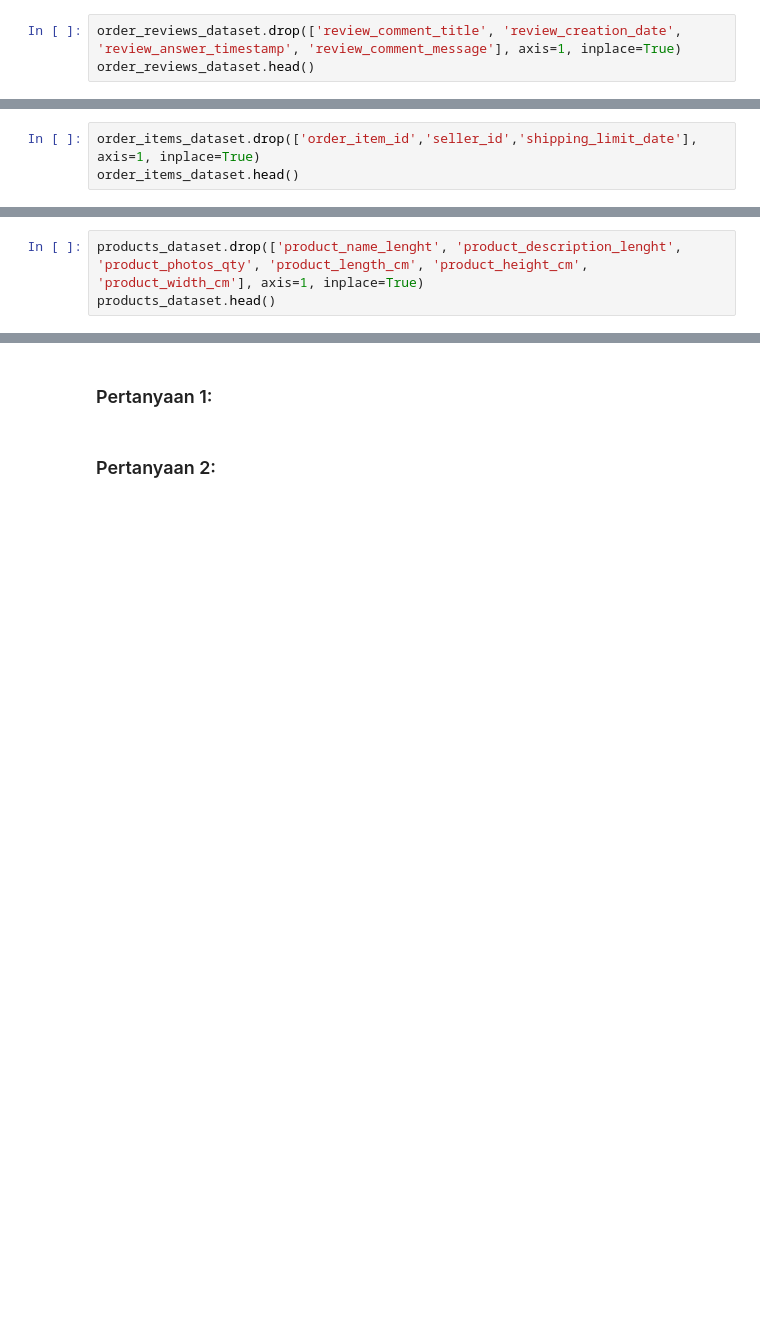
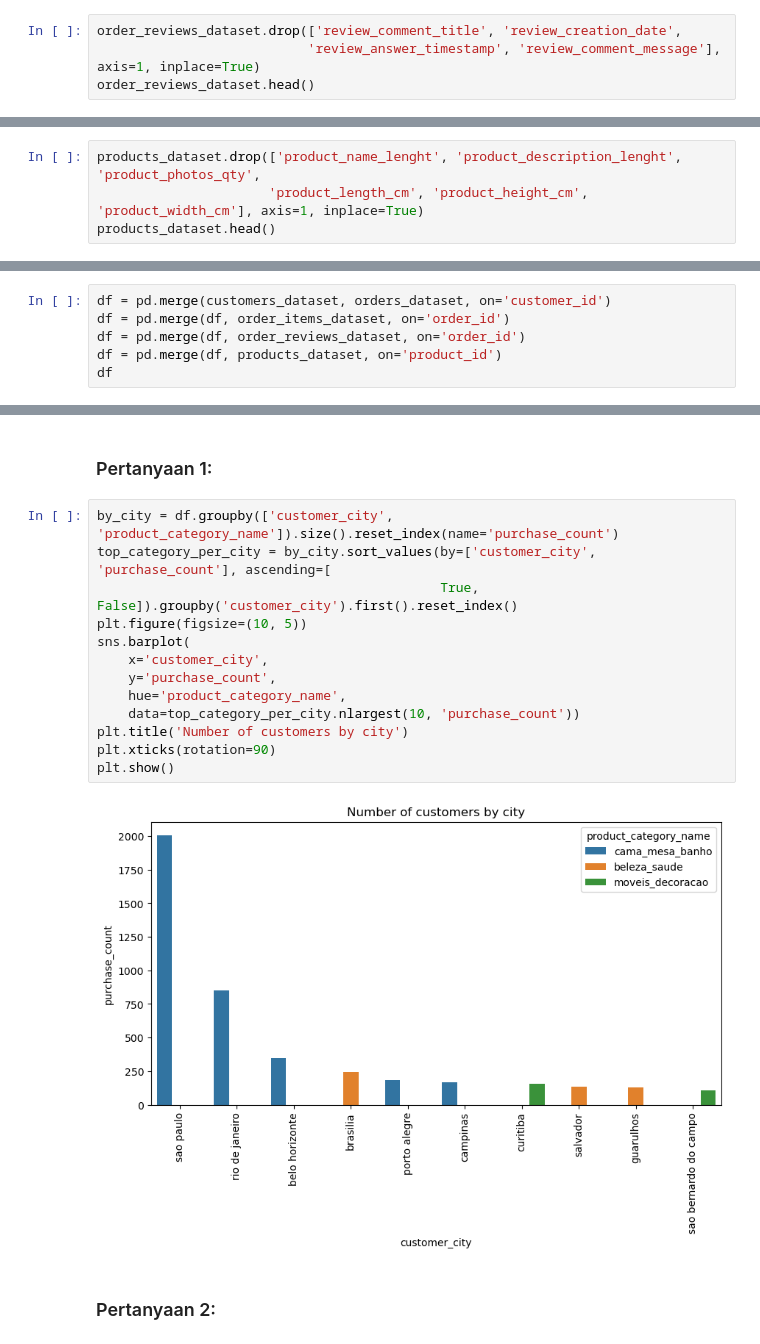
Before and after one commit to bayuik/analysis_data_e_commerce, a Jupyter notebook: e-commerce_analysis.ipynb, the cells around one changed output, grey strips where cells are left out. Drawn from its saved outputs; the diff is of its cells as text; blank space fills up the shorter version.

Commit message:
add visualization

```diff
--- a/e-commerce_analysis.ipynb
+++ b/e-commerce_analysis.ipynb
@@ -116,5 +212,6 @@ duplicated: 0
 # %%
-order_reviews_dataset.drop(['review_comment_title', 'review_creation_date', 'review_answer_timestamp', 'review_comment_message'], axis=1, inplace=True)
+order_reviews_dataset.drop(['review_comment_title', 'review_creation_date',
+                           'review_answer_timestamp', 'review_comment_message'], axis=1, inplace=True)
 order_reviews_dataset.head()
 # %% [output]
 |  | review_id | order_id | review_score |
@@ -124,6 +221,7 @@ order_reviews_dataset.head()
 | 3 | e64fb393e7b32834bb789ff8bb30750e | 658677c97b385a9be170737859d3511b | 5 |
 | 4 | f7c4243c7fe1938f181bec41a392bdeb | 8e6bfb81e283fa7e4f11123a3fb894f1 | 5 |
 # %%
-order_items_dataset.drop(['order_item_id','seller_id','shipping_limit_date'], axis=1, inplace=True)
-order_items_dataset.head()
+products_dataset.drop(['product_name_lenght', 'product_description_lenght', 'product_photos_qty',
+                      'product_length_cm', 'product_height_cm', 'product_width_cm'], axis=1, inplace=True)
+products_dataset.head()
 # %% [output]
@@ -136,3 +233,0 @@ order_items_dataset.head()
-# %%
-products_dataset.drop(['product_name_lenght', 'product_description_lenght', 'product_photos_qty', 'product_length_cm', 'product_height_cm', 'product_width_cm'], axis=1, inplace=True)
-products_dataset.head()
@@ -169,0 +238,6 @@ order_product_review.head()
+# %%
+df = pd.merge(customers_dataset, orders_dataset, on='customer_id')
+df = pd.merge(df, order_items_dataset, on='order_id')
+df = pd.merge(df, order_reviews_dataset, on='order_id')
+df = pd.merge(df, products_dataset, on='product_id')
+df
@@ -171,5 +336,20 @@ order_product_review.head()
 ## Visualization & Explanatory Analysis
 # %% [markdown]
 ### Pertanyaan 1:
+# %%
+by_city = df.groupby(['customer_city', 'product_category_name']).size().reset_index(name='purchase_count')
+top_category_per_city = by_city.sort_values(by=['customer_city', 'purchase_count'], ascending=[
+                                            True, False]).groupby('customer_city').first().reset_index()
+plt.figure(figsize=(10, 5))
+sns.barplot(
+    x='customer_city',
+    y='purchase_count',
+    hue='product_category_name',
+    data=top_category_per_city.nlargest(10, 'purchase_count'))
+plt.title('Number of customers by city')
+plt.xticks(rotation=90)
+plt.show()
+# %% [output]
+[figure, added]
 # %% [markdown]
 ### Pertanyaan 2:
```
Also changed, not shown: parts of 27 cells of this notebook.
